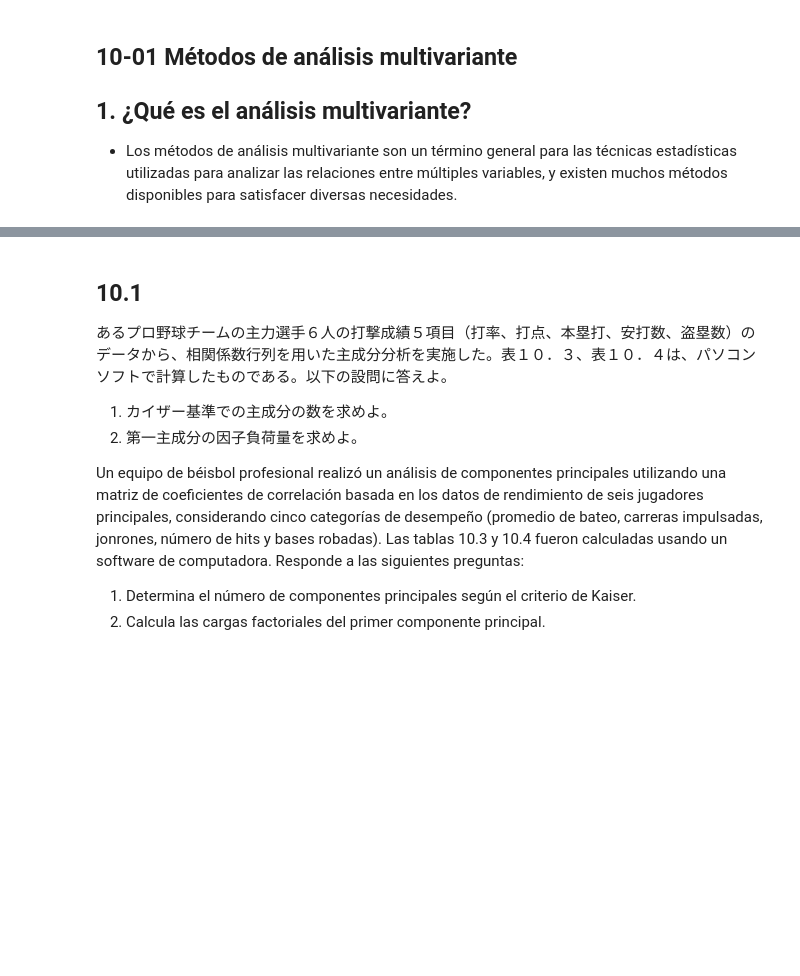
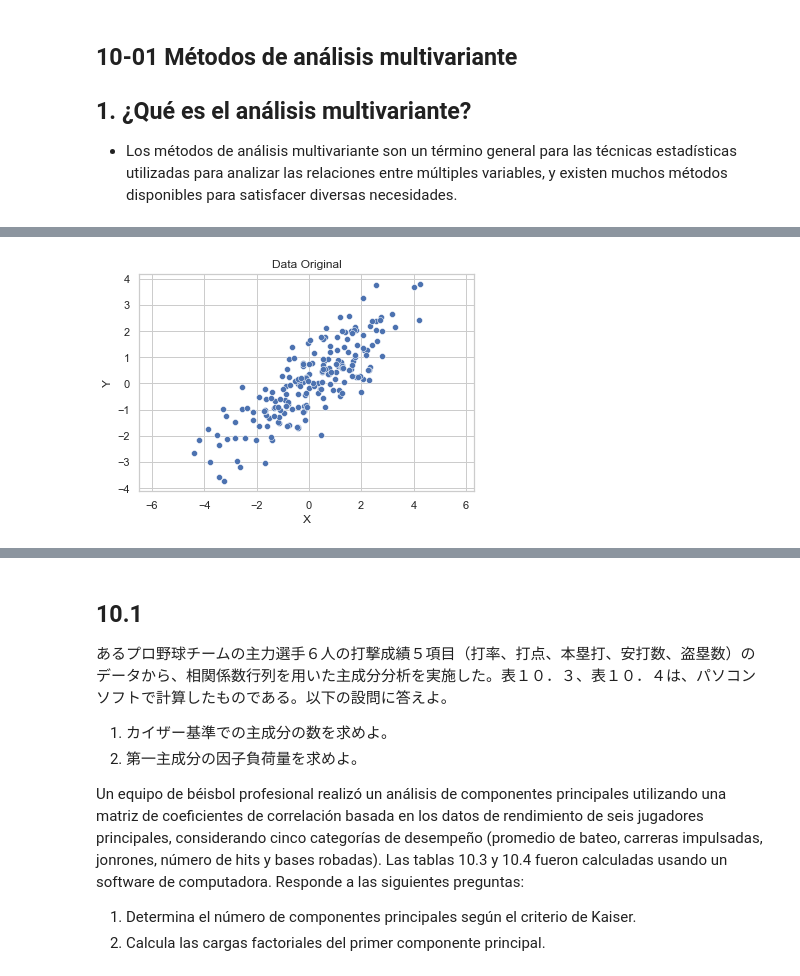
Before and after one commit to HiroshiATakano/QCKentei1, a Jupyter notebook: QCKentei1-10.ipynb, the cells around one changed output, grey strips where cells are left out. Drawn from its saved outputs; the diff is of its cells as text; code cells hidden in the pictures; blank space fills up the shorter version.

```diff
--- a/QCKentei1-10.ipynb
+++ b/QCKentei1-10.ipynb
@@ -87,3 +88,19 @@ import japanize_matplotlib
 
 import gspread
 from google.oauth2.service_account import Credentials
+# %%
+# 1. Generar datos didimensionales correlacionados (matriz de covarianza definida positiva)
+np.random.seed(0)
+mean = [0, 0]
+cov = [[3, 2], [2, 2]]
+X = np.random.multivariate_normal(mean, cov, 200)
+
+# 2. Agrupar en un dataframe y visualizar
+data = pd.DataFrame({'X': X[:,0], 'Y': X[:,1]})
+sns.scatterplot(x='X', y='Y', data=data)
+plt.title("Data Original")
+plt.axis('equal')
+plt.grid(True)
+plt.show()
+# %% [output]
+[figure, added]
```
Also changed, not shown: parts of 26 cells of this notebook, 22 other files.
